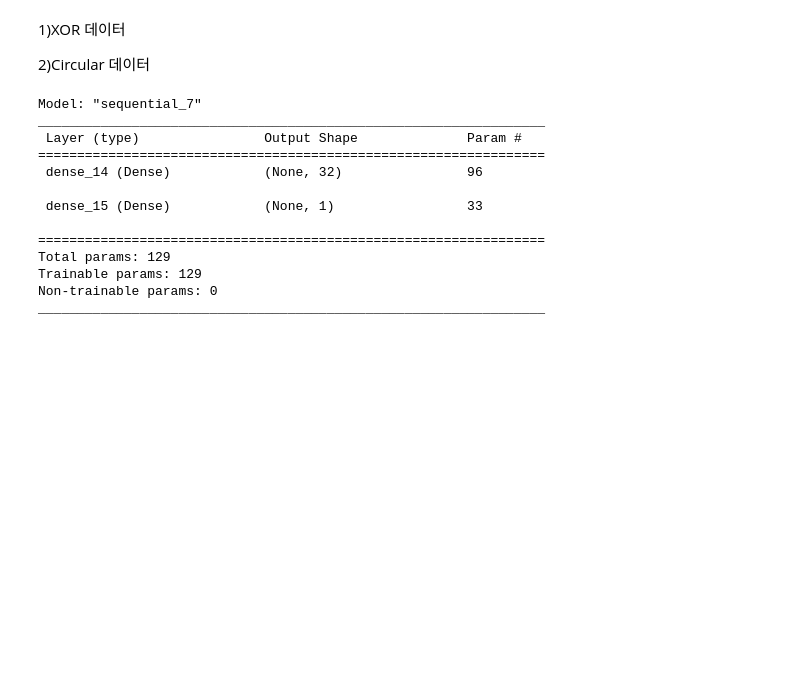
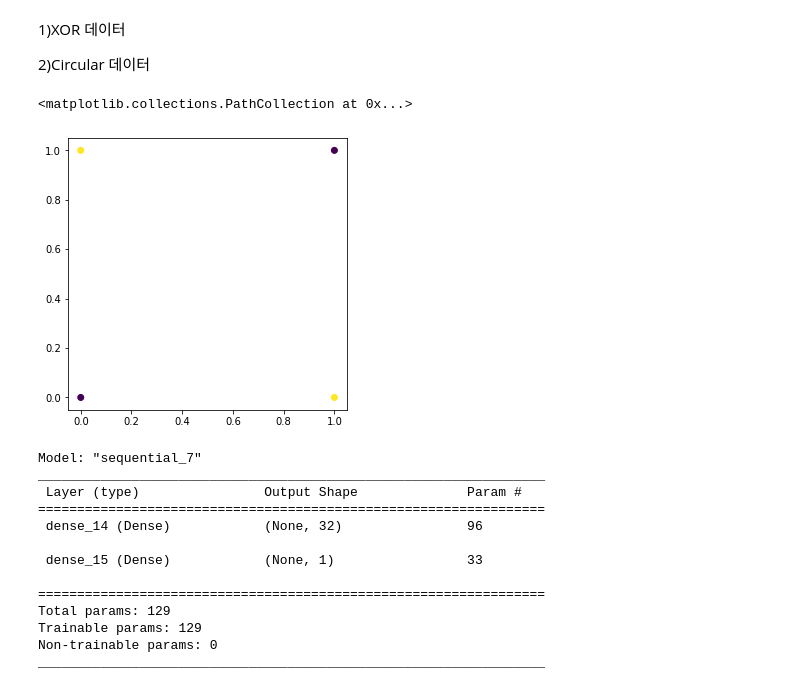
Before and after one commit to mephi82/grad_data_analysis, a Jupyter notebook: simplenn.ipynb, the cells around one changed output. Drawn from its saved outputs; the diff is of its cells as text; code cells hidden in the pictures; blank space fills up the shorter version.

```diff
--- a/simplenn.ipynb
+++ b/simplenn.ipynb
@@ -22,35 +22,44 @@ def load_XOR():
                     [1.],
                     [1.],
                     [0.]],
                     dtype=np.float32)
   return(x_train, y_train, 100)
 
 # Circular
 def load_circle():
   x_train = np.array([[0., 0.],
                     [0., 1.],
                     [1., 0.],
                     [1., 1.],
                     [0.5, 0.6],
                     [0.5, 0.4],
                     [0.4, 0.5],
                     [0.6, 0.5]],
                     dtype=np.float32)
 
   y_train = np.array([[0.],
                     [0.],
                     [0.],
                     [0.],
                     [1.],
                     [1.],
                     [1.],
                     [1.]
                     ],
                     dtype=np.float32)
   return(x_train, y_train, 800)
 
-# x_train, y_train, n_epoch = load_XOR()
-x_train, y_train, n_epoch = load_circle()
+x_train, y_train, n_epoch = load_XOR()
+# x_train, y_train, n_epoch = load_circle()
+
+import matplotlib.pyplot as plt
+
+fig = plt.figure(figsize=(5,5))
+ax = fig.add_subplot(1,1,1)
+ax.scatter(x_train[:,0], x_train[:,1], c = y_train.ravel())
+# %% [output]
+<matplotlib.collections.PathCollection at 0x...>
+[figure, added]
 # %%
 model = models.Sequential([
   tf.keras.Input(shape=(2,)),
```
